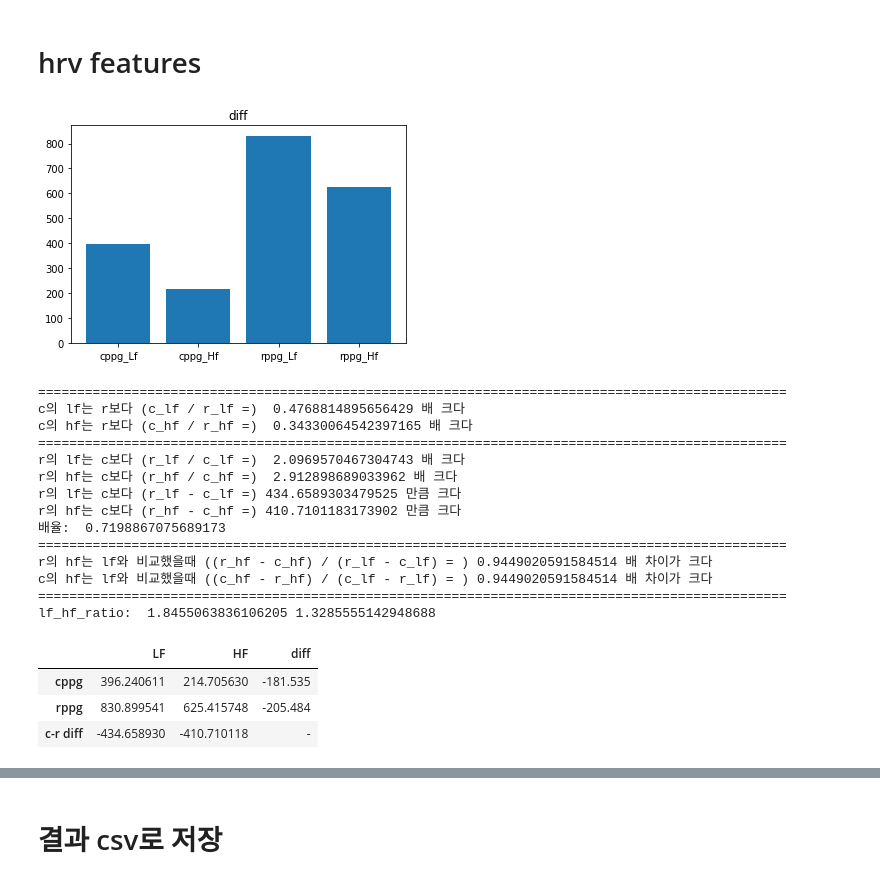
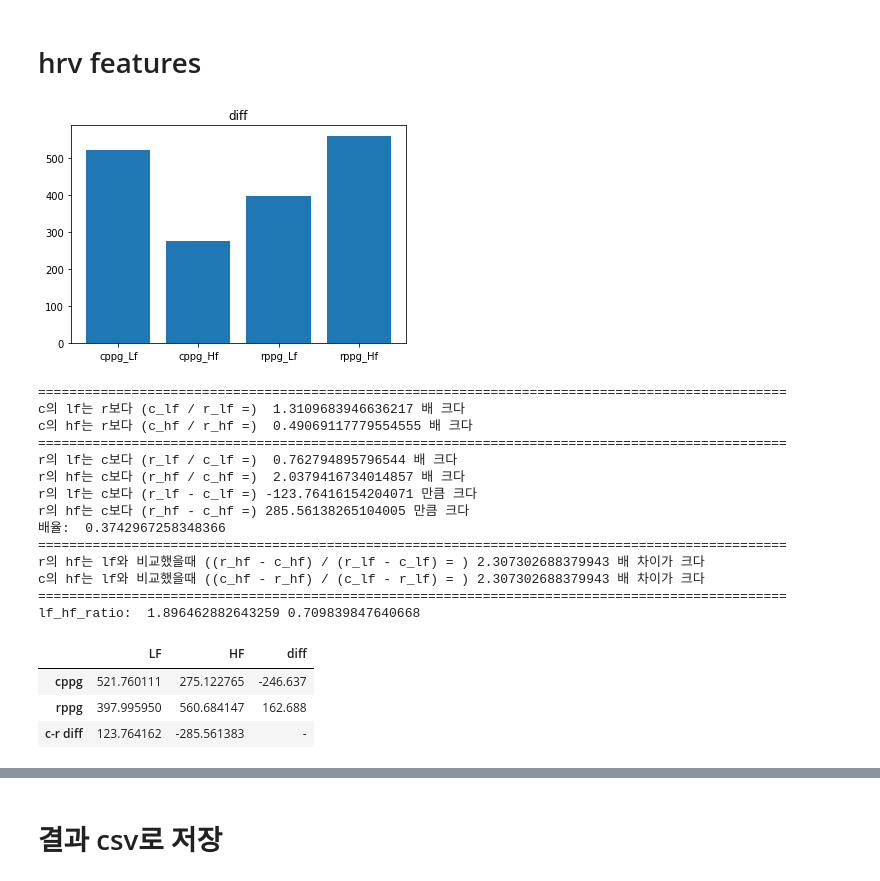
Before and after one commit to sugyeong-yu/RPPG-HRV_analysis, a Jupyter notebook: code/hrv_analysis(interpolation).ipynb, the cells around one changed output, grey strips where cells are left out. Drawn from its saved outputs; the diff is of its cells as text; code cells hidden in the pictures.

```diff
--- a/code/hrv_analysis(interpolation).ipynb
+++ b/code/hrv_analysis(interpolation).ipynb
@@ -380,0 +210,41 @@ plt.show()
+# %%
+# new outlier 제거
+from scipy.stats import zscore
+#cppg
+plt.figure(figsize=(20, 7))
+
+c_nni = cppg_ppi.copy()
+c_nni[np.abs(zscore(cppg_ppi)) > 3] = np.median(cppg_ppi)
+
+plt.title("RR-intervals", fontsize=24)
+plt.xlabel("Time (ms)", fontsize=16)
+plt.ylabel("RR-interval (ms)", fontsize=16)
+
+plt.plot(cppg_ppi, color="red", linewidth=1, label="RR-intervals")
+plt.plot(c_nni, color="green", linewidth=2, label="RR-intervals after correction")
+plt.legend(fontsize=20)
+plt.show()
+
+plt.figure(figsize=(20, 7))
+plt.plot(c_nni)
+plt.show()
+
+
+#rppg
+plt.figure(figsize=(20, 7))
+
+r_nni = rppg_ppi.copy()
+r_nni[np.abs(zscore(rppg_ppi)) > 2] = np.median(rppg_ppi)
+
+plt.title("RR-intervals", fontsize=24)
+plt.xlabel("Time (ms)", fontsize=16)
+plt.ylabel("RR-interval (ms)", fontsize=16)
+
+plt.plot(rppg_ppi, color="red", linewidth=1, label="RR-intervals")
+plt.plot(r_nni, color="green", linewidth=2, label="RR-intervals after correction")
+plt.legend(fontsize=20)
+plt.show()
+
+plt.figure(figsize=(20, 7))
+plt.plot(r_nni)
+plt.show()
@@ -384,58 +259,58 @@ plt.show()
 import pandas as pd
 from pandas import DataFrame
 
-cppg_frequency_feature = get_frequency_domain_features(cppg_ppi)
-rppg_frequency_feature = get_frequency_domain_features(rppg_ppi)
+cppg_frequency_feature = get_frequency_domain_features(c_nni)#cppg_ppi c_nni
+rppg_frequency_feature = get_frequency_domain_features(r_nni)#rppg_ppi r_nni
 
 
 plt.bar(['cppg_Lf','cppg_Hf','rppg_Lf','rppg_Hf'],[cppg_frequency_feature['lf'],cppg_frequency_feature['hf'],rppg_frequency_feature['lf'],rppg_frequency_feature['hf']])
 plt.title('diff')
 plt.show()
 
 data={'LF':[cppg_frequency_feature['lf'],rppg_frequency_feature['lf'],cppg_frequency_feature['lf']-rppg_frequency_feature['lf']],
         'HF':[cppg_frequency_feature['hf'],rppg_frequency_feature['hf'],cppg_frequency_feature['hf']-rppg_frequency_feature['hf']],
      'diff':[cppg_frequency_feature['hf']-cppg_frequency_feature['lf'],rppg_frequency_feature['hf']-rppg_frequency_feature['lf'],"-"]}
 frame=DataFrame(data,index=['cppg','rppg','c-r diff'])
 
 print("================================================================================================")
 
 print("c의 lf는 r보다 (c_lf / r_lf =) ",cppg_frequency_feature['lf']/ rppg_frequency_feature['lf'],"배 크다")
 print("c의 hf는 r보다 (c_hf / r_hf =) ",cppg_frequency_feature['hf']/rppg_frequency_feature['hf'],"배 크다")
 
 
 print("================================================================================================")
 print("r의 lf는 c보다 (r_lf / c_lf =) ",rppg_frequency_feature['lf']/ cppg_frequency_feature['lf'],"배 크다")
 print("r의 hf는 c보다 (r_hf / c_hf =) ",rppg_frequency_feature['hf']/ cppg_frequency_feature['hf'],"배 크다")
 print("r의 lf는 c보다 (r_lf - c_lf =)",rppg_frequency_feature['lf'] - cppg_frequency_feature['lf'],"만큼 크다")
 print("r의 hf는 c보다 (r_hf - c_hf =)",rppg_frequency_feature['hf'] - cppg_frequency_feature['hf'],"만큼 크다")
 print("배율: ", (rppg_frequency_feature['lf']/ cppg_frequency_feature['lf'])/(rppg_frequency_feature['hf']/ cppg_frequency_feature['hf']) )
 print("================================================================================================")
 print("r의 hf는 lf와 비교했을때 ((r_hf - c_hf) / (r_lf - c_lf) = )", abs(rppg_frequency_feature['hf']-cppg_frequency_feature['hf'])/abs(rppg_frequency_feature['lf']- cppg_frequency_feature['lf']),"배 차이가 크다")
 print("c의 hf는 lf와 비교했을때 ((c_hf - r_hf) / (c_lf - r_lf) = )", abs(cppg_frequency_feature['hf']-rppg_frequency_feature['hf'])/abs(cppg_frequency_feature['lf']- rppg_frequency_feature['lf']),"배 차이가 크다")
 
 print("================================================================================================")
 print("lf_hf_ratio: ",cppg_frequency_feature['lf_hf_ratio'],rppg_frequency_feature['lf_hf_ratio'] )
 frame
 # %% [output]
-[figure, old version]
+[figure, new version]
 ================================================================================================
-c의 lf는 r보다 (c_lf / r_lf =)  0.4768814895656429 배 크다
-c의 hf는 r보다 (c_hf / r_hf =)  0.34330064542397165 배 크다
+c의 lf는 r보다 (c_lf / r_lf =)  1.3109683946636217 배 크다
+c의 hf는 r보다 (c_hf / r_hf =)  0.49069117779554555 배 크다
 ================================================================================================
-r의 lf는 c보다 (r_lf / c_lf =)  2.0969570467304743 배 크다
-r의 hf는 c보다 (r_hf / c_hf =)  2.912898689033962 배 크다
-r의 lf는 c보다 (r_lf - c_lf =) 434.6589303479525 만큼 크다
-r의 hf는 c보다 (r_hf - c_hf =) 410.7101183173902 만큼 크다
-배율:  0.7198867075689173
+r의 lf는 c보다 (r_lf / c_lf =)  0.762794895796544 배 크다
+r의 hf는 c보다 (r_hf / c_hf =)  2.0379416734014857 배 크다
+r의 lf는 c보다 (r_lf - c_lf =) -123.76416154204071 만큼 크다
+r의 hf는 c보다 (r_hf - c_hf =) 285.56138265104005 만큼 크다
+배율:  0.3742967258348366
 ================================================================================================
-r의 hf는 lf와 비교했을때 ((r_hf - c_hf) / (r_lf - c_lf) = ) 0.9449020591584514 배 차이가 크다
-c의 hf는 lf와 비교했을때 ((c_hf - r_hf) / (c_lf - r_lf) = ) 0.9449020591584514 배 차이가 크다
+r의 hf는 lf와 비교했을때 ((r_hf - c_hf) / (r_lf - c_lf) = ) 2.307302688379943 배 차이가 크다
+c의 hf는 lf와 비교했을때 ((c_hf - r_hf) / (c_lf - r_lf) = ) 2.307302688379943 배 차이가 크다
 ================================================================================================
-lf_hf_ratio:  1.8455063836106205 1.3285555142948688
+lf_hf_ratio:  1.896462882643259 0.709839847640668
 |  | LF | HF | diff |
-| cppg | 396.240611 | 214.705630 | -181.535 |
-| rppg | 830.899541 | 625.415748 | -205.484 |
-| c-r diff | -434.658930 | -410.710118 | - |
+| cppg | 521.760111 | 275.122765 | -246.637 |
+| rppg | 397.995950 | 560.684147 | 162.688 |
+| c-r diff | 123.764162 | -285.561383 | - |
 # %%
 print(cppg_frequency_feature )
 print(rppg_frequency_feature)
```
Also changed, not shown: parts of 17 cells of this notebook, 5 other files.
